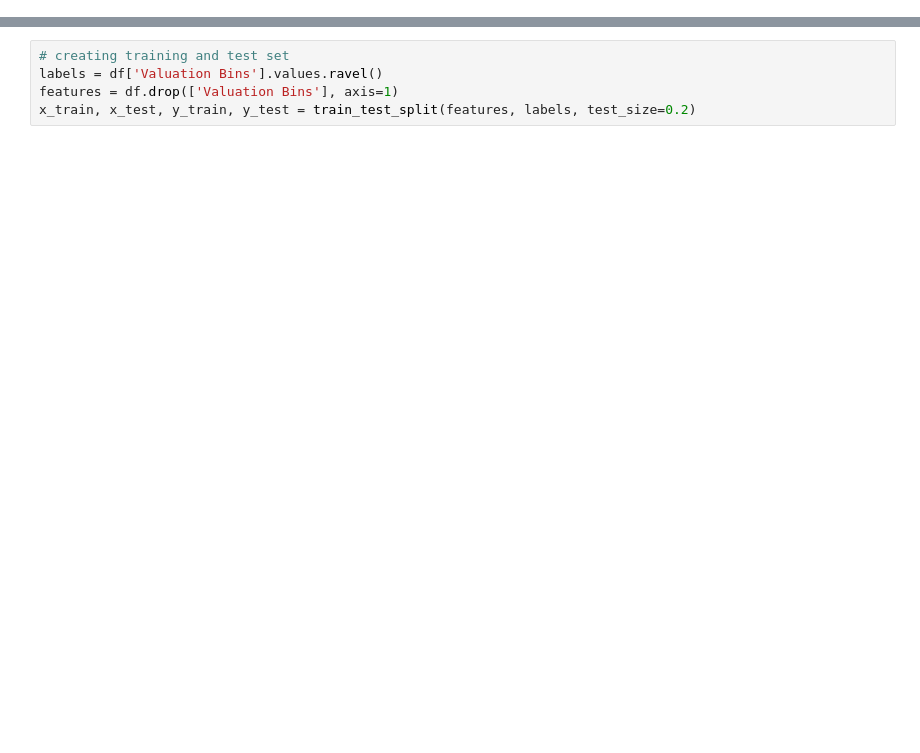
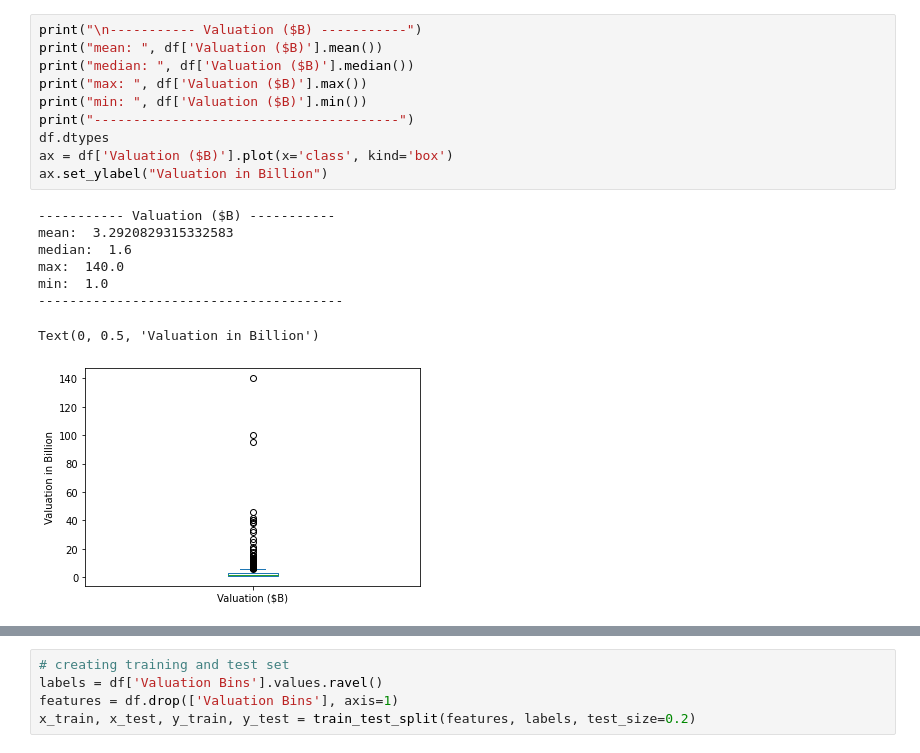
Before and after one commit to tuanqpham0921/Unicorn-Startup-Evaluation, a Jupyter notebook: project.ipynb, the cells around one changed output, grey strips where cells are left out. Cells and saved outputs as stored; diff of their text form; blank space fills up the shorter version.

```diff
--- a/project.ipynb
+++ b/project.ipynb
@@ -326,0 +90,19 @@ naive bayes smote,n_neigh)n_neighbors=231234n_neighbors=42''=# randomoversampler
+# %%
+print("\n----------- Valuation ($B) -----------")
+print("mean: ", df['Valuation ($B)'].mean())
+print("median: ", df['Valuation ($B)'].median())
+print("max: ", df['Valuation ($B)'].max())
+print("min: ", df['Valuation ($B)'].min())
+print("---------------------------------------")
+df.dtypes
+ax = df['Valuation ($B)'].plot(x='class', kind='box')
+ax.set_ylabel("Valuation in Billion")
+# %% [output]
+----------- Valuation ($B) -----------
+mean:  3.2920829315332583
+median:  1.6
+max:  140.0
+min:  1.0
+---------------------------------------
+Text(0, 0.5, 'Valuation in Billion')
+[figure, added]
```
Also changed, not shown: parts of 70 cells of this notebook.
